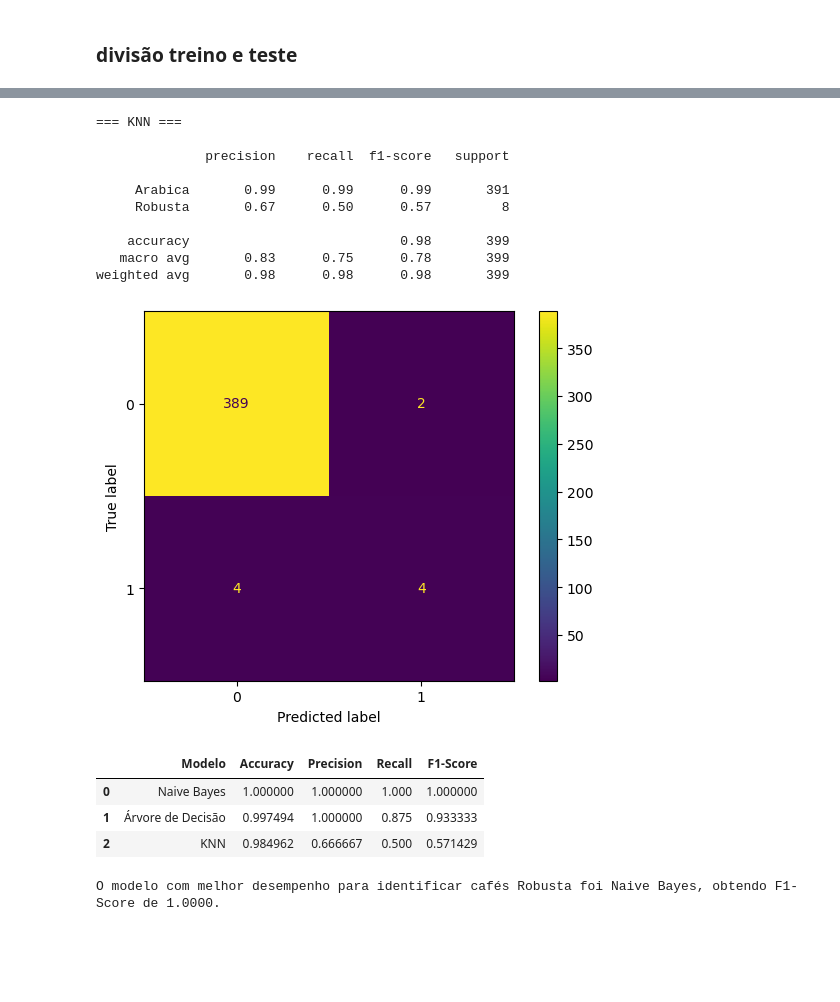
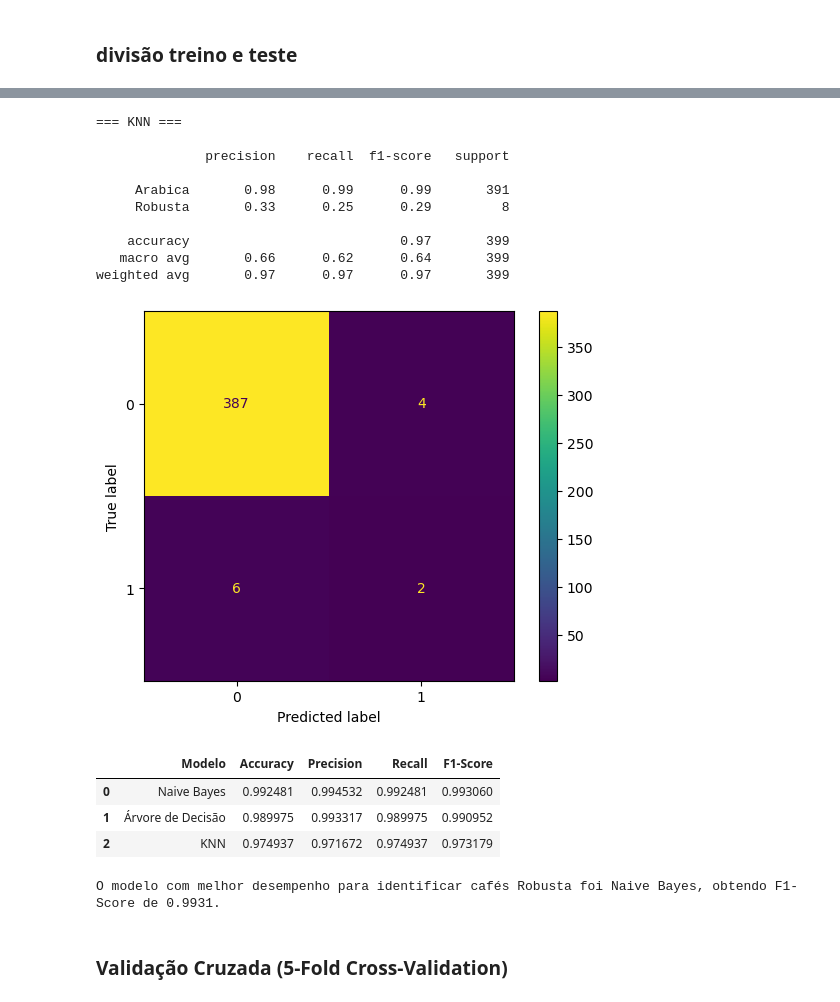
Before and after one commit to analiceajpinheiro/Super_Projeto_Cafe, a Jupyter notebook: analise.ipynb, the cells around one changed output, grey strips where cells are left out. Cells and saved outputs as stored; diff of their text form; code cells hidden in the pictures; blank space fills up the shorter version.

Commit message:
erros no ponto 2.5 e adicionei metodos p verificar desempenho dos modelos

```diff
--- a/analise.ipynb
+++ b/analise.ipynb
@@ -707,10 +702,15 @@ Name: proportion, dtype: float64
 ### separar atributos e classes
 # %%
 X = df.drop("Species", axis=1)
+
+# Remover coluna de índice/ID que causa feature leakage
+X = X.drop(columns=['Unnamed: 0'], errors='ignore')
 
 X = X.select_dtypes(include=np.number)
 
 y = df["Species"]
 
 print(X.shape)
+print("\nColunas usadas como features:")
+print(X.columns.tolist())
 # %% [output]
@@ -785,12 +768,14 @@ weighted avg       1.00      1.00      1.00       399
 # %%
+# Treinar Árvore de Decisão com dados originais (não normalizados)
 tree = DecisionTreeClassifier(
     class_weight="balanced",
     random_state=42,
-    max_depth=5
+    max_depth=6,
+    min_samples_split=5,
+    min_samples_leaf=2
 )
 
 tree.fit(X_train, y_train)
-
 y_pred_tree = tree.predict(X_test)
 # %%
 print("=== ÁRVORE DE DECISÃO ===\n")
@@ -819,11 +804,12 @@ weighted avg       1.00      1.00      1.00       399
 # %%
+# Treinar KNN com dados normalizados (mais apropriado para KNN)
 knn = KNeighborsClassifier(
-    n_neighbors=5,
-    weights="distance"
+    n_neighbors=3,
+    weights="uniform",
+    metric="euclidean"
 )
 
 knn.fit(X_train, y_train)
-
 y_pred_knn = knn.predict(X_test)
 # %%
 print("=== KNN ===\n")
@@ -842,52 +828,52 @@ plt.show()
 
               precision    recall  f1-score   support
 
-     Arabica       0.99      0.99      0.99       391
-     Robusta       0.67      0.50      0.57         8
+     Arabica       0.98      0.99      0.99       391
+     Robusta       0.33      0.25      0.29         8
 
-    accuracy                           0.98       399
-   macro avg       0.83      0.75      0.78       399
-weighted avg       0.98      0.98      0.98       399
+    accuracy                           0.97       399
+   macro avg       0.66      0.62      0.64       399
+weighted avg       0.97      0.97      0.97       399
 [figure]
 # %%
 resultados = pd.DataFrame({
     "Modelo": [
         "Naive Bayes",
         "Árvore de Decisão",
         "KNN"
     ],
 
     "Accuracy": [
         accuracy_score(y_test, y_pred_nb),
         accuracy_score(y_test, y_pred_tree),
         accuracy_score(y_test, y_pred_knn)
     ],
 
     "Precision": [
-        precision_score(y_test, y_pred_nb, pos_label="Robusta", zero_division=0),
-        precision_score(y_test, y_pred_tree, pos_label="Robusta", zero_division=0),
-        precision_score(y_test, y_pred_knn, pos_label="Robusta", zero_division=0)
+        precision_score(y_test, y_pred_nb, average='weighted', zero_division=0),
+        precision_score(y_test, y_pred_tree, average='weighted', zero_division=0),
+        precision_score(y_test, y_pred_knn, average='weighted', zero_division=0)
     ],
 
     "Recall": [
-        recall_score(y_test, y_pred_nb, pos_label="Robusta", zero_division=0),
-        recall_score(y_test, y_pred_tree, pos_label="Robusta", zero_division=0),
-        recall_score(y_test, y_pred_knn, pos_label="Robusta", zero_division=0)
+        recall_score(y_test, y_pred_nb, average='weighted', zero_division=0),
+        recall_score(y_test, y_pred_tree, average='weighted', zero_division=0),
+        recall_score(y_test, y_pred_knn, average='weighted', zero_division=0)
     ],
 
     "F1-Score": [
-        f1_score(y_test, y_pred_nb, pos_label="Robusta", zero_division=0),
-        f1_score(y_test, y_pred_tree, pos_label="Robusta", zero_division=0),
-        f1_score(y_test, y_pred_knn, pos_label="Robusta", zero_division=0)
+        f1_score(y_test, y_pred_nb, average='weighted', zero_division=0),
+        f1_score(y_test, y_pred_tree, average='weighted', zero_division=0),
+        f1_score(y_test, y_pred_knn, average='weighted', zero_division=0)
     ]
 })
 
 resultados.sort_values("F1-Score", ascending=False)
 # %% [output]
 |  | Modelo | Accuracy | Precision | Recall | F1-Score |
-| 0 | Naive Bayes | 1.000000 | 1.000000 | 1.000 | 1.000000 |
-| 1 | Árvore de Decisão | 0.997494 | 1.000000 | 0.875 | 0.933333 |
-| 2 | KNN | 0.984962 | 0.666667 | 0.500 | 0.571429 |
+| 0 | Naive Bayes | 0.992481 | 0.994532 | 0.992481 | 0.993060 |
+| 1 | Árvore de Decisão | 0.989975 | 0.993317 | 0.989975 | 0.990952 |
+| 2 | KNN | 0.974937 | 0.971672 | 0.974937 | 0.973179 |
 # %%
 melhor = resultados.loc[resultados["F1-Score"].idxmax()]
 
@@ -897,4 +883,6 @@ print(
     f"{melhor['F1-Score']:.4f}."
 )
 # %% [output]
-O modelo com melhor desempenho para identificar cafés Robusta foi Naive Bayes, obtendo F1-Score de 1.0000.
+O modelo com melhor desempenho para identificar cafés Robusta foi Naive Bayes, obtendo F1-Score de 0.9931.
+# %% [markdown]
+### Validação Cruzada (5-Fold Cross-Validation)
```
Also changed, not shown: parts of 13 cells of this notebook.
